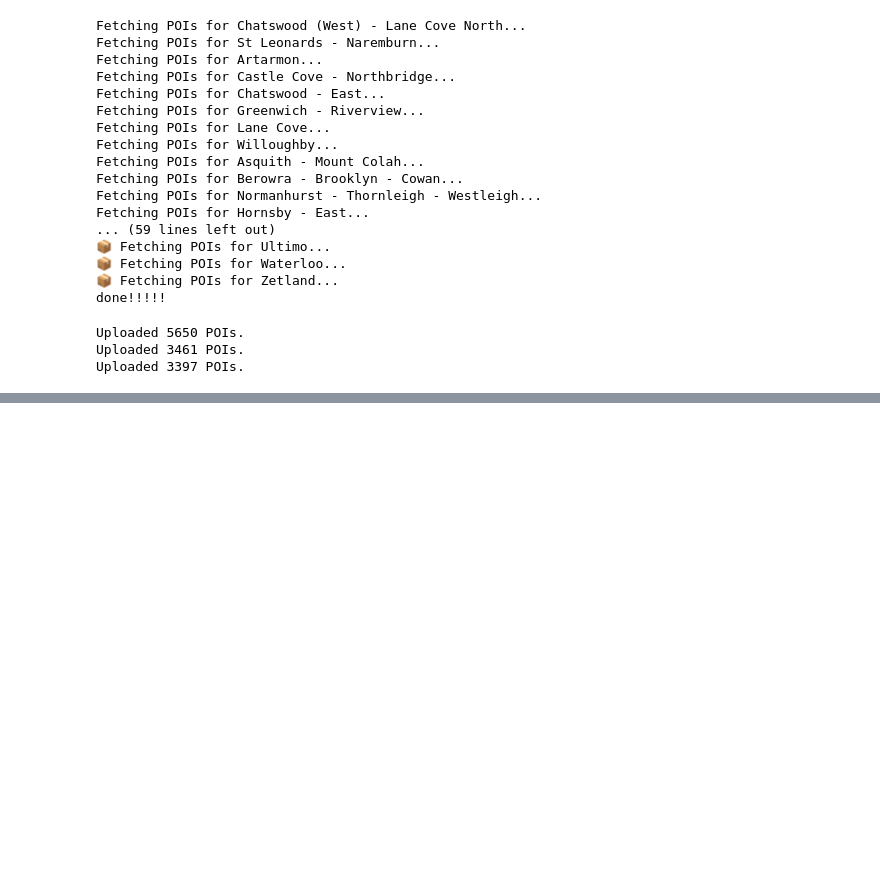
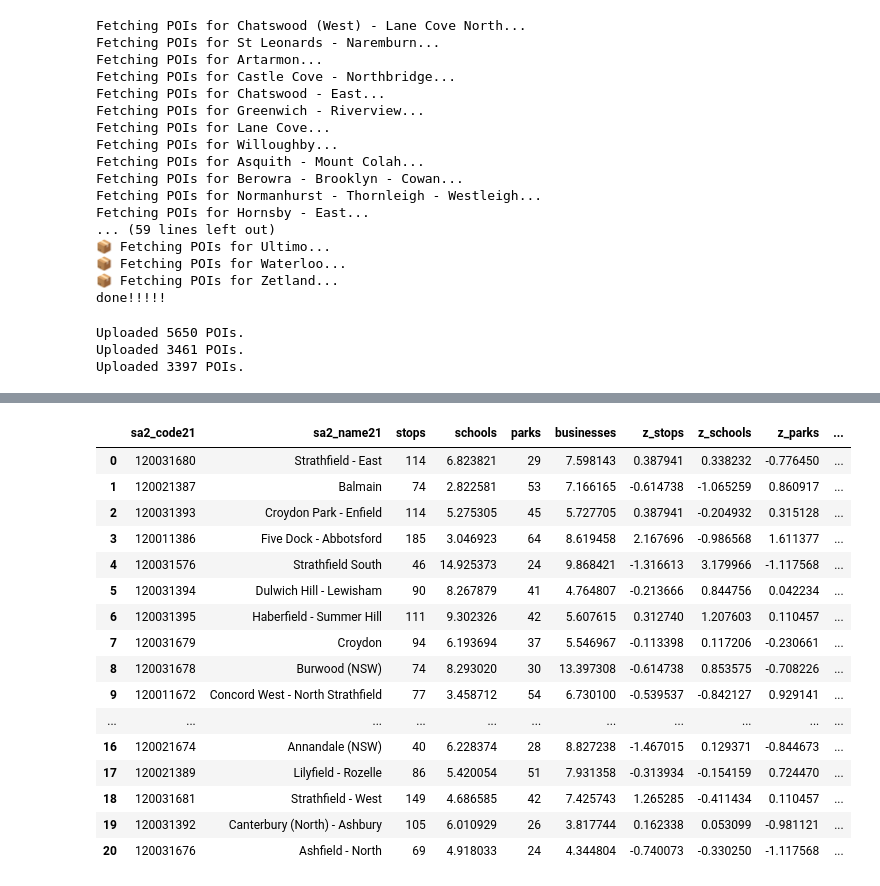
Before and after one commit to Katherine-Kong/DATA2001-A, a Jupyter notebook: Report.ipynb, the cells around one changed output, grey strips where cells are left out. Drawn from its saved outputs; the diff is of its cells as text; code cells hidden in the pictures; blank space fills up the shorter version.

Commit message:
merge task3 innerwest

```diff
--- a/Report.ipynb
+++ b/Report.ipynb
@@ -621,0 +670,5 @@ The final output should be a table where each row is an SA2, and columns represe
+# %%
+schools_with_youth["schools_per_1000_youth"] = (
+    schools_with_youth["total_schools"] / schools_with_youth["youth_total"]
+) * 1000
+schools_with_youth.head()
@@ -621,0 +745,16 @@ The final output should be a table where each row is an SA2, and columns represe
+# %%
+sql_population_total = """
+SELECT "sa2_code",
+       "total"
+FROM "Population"
+"""
+population_total = pd.read_sql_query(text(sql_population_total), conn)
+
+business_with_pop = business_counts.merge(
+    population_total, on="sa2_code", how="left"
+)
+
+business_with_pop["businesses_per_1000"] = (
+    business_with_pop["n_businesses"] / business_with_pop["total"]
+) * 1000
+business_with_pop.head()
@@ -621,0 +802,16 @@ The final output should be a table where each row is an SA2, and columns represe
+# %%
+# Compute z-scores
+combined["z_stops"] = (combined["stops"] - combined["stops"].mean()) / combined["stops"].std()
+combined["z_schools"] = (combined["schools"] - combined["schools"].mean()) / combined["schools"].std()
+combined["z_parks"] = (combined["parks"] - combined["parks"].mean()) / combined["parks"].std()
+combined["z_businesses"] = (combined["businesses"] - combined["businesses"].mean()) / combined["businesses"].std()
+# %%
+# Total z-score
+combined["z_total"] = (
+    combined["z_stops"] +
+    combined["z_schools"] +
+    combined["z_parks"] +
+    combined["z_businesses"]
+)
+combined = combined.drop(columns=["sa2_code_x", "sa2_code_y", "n_businesses", "total"])
+combined.head()
@@ -621,0 +825,24 @@ The final output should be a table where each row is an SA2, and columns represe
+# %%
+import numpy as np
+final_scores = combined
+final_scores["real_score"] = 1 / (1 + np.exp(-final_scores["z_total"]))
+final_scores = final_scores.reset_index(drop=True)
+final_scores
+# %% [output]
+|  | sa2_code21 | sa2_name21 | stops | schools | parks | businesses | z_stops | z_schools | z_parks | ... |
+| 0 | 120031680 | Strathfield - East | 114 | 6.823821 | 29 | 7.598143 | 0.387941 | 0.338232 | -0.776450 | ... |
+| 1 | 120021387 | Balmain | 74 | 2.822581 | 53 | 7.166165 | -0.614738 | -1.065259 | 0.860917 | ... |
+| 2 | 120031393 | Croydon Park - Enfield | 114 | 5.275305 | 45 | 5.727705 | 0.387941 | -0.204932 | 0.315128 | ... |
+| 3 | 120011386 | Five Dock - Abbotsford | 185 | 3.046923 | 64 | 8.619458 | 2.167696 | -0.986568 | 1.611377 | ... |
+| 4 | 120031576 | Strathfield South | 46 | 14.925373 | 24 | 9.868421 | -1.316613 | 3.179966 | -1.117568 | ... |
+| 5 | 120031394 | Dulwich Hill - Lewisham | 90 | 8.267879 | 41 | 4.764807 | -0.213666 | 0.844756 | 0.042234 | ... |
+| 6 | 120031395 | Haberfield - Summer Hill | 111 | 9.302326 | 42 | 5.607615 | 0.312740 | 1.207603 | 0.110457 | ... |
+| 7 | 120031679 | Croydon | 94 | 6.193694 | 37 | 5.546967 | -0.113398 | 0.117206 | -0.230661 | ... |
+| 8 | 120031678 | Burwood (NSW) | 74 | 8.293020 | 30 | 13.397308 | -0.614738 | 0.853575 | -0.708226 | ... |
+| 9 | 120011672 | Concord West - North Strathfield | 77 | 3.458712 | 54 | 6.730100 | -0.539537 | -0.842127 | 0.929141 | ... |
+| ... | ... | ... | ... | ... | ... | ... | ... | ... | ... | ... |
+| 16 | 120021674 | Annandale (NSW) | 40 | 6.228374 | 28 | 8.827238 | -1.467015 | 0.129371 | -0.844673 | ... |
+| 17 | 120021389 | Lilyfield - Rozelle | 86 | 5.420054 | 51 | 7.931358 | -0.313934 | -0.154159 | 0.724470 | ... |
+| 18 | 120031681 | Strathfield - West | 149 | 4.686585 | 42 | 7.425743 | 1.265285 | -0.411434 | 0.110457 | ... |
+| 19 | 120031392 | Canterbury (North) - Ashbury | 105 | 6.010929 | 26 | 3.817744 | 0.162338 | 0.053099 | -0.981121 | ... |
+| 20 | 120031676 | Ashfield - North | 69 | 4.918033 | 24 | 4.344804 | -0.740073 | -0.330250 | -1.117568 | ... |
```
Also changed, not shown: parts of 18 cells of this notebook, 1 other file.
